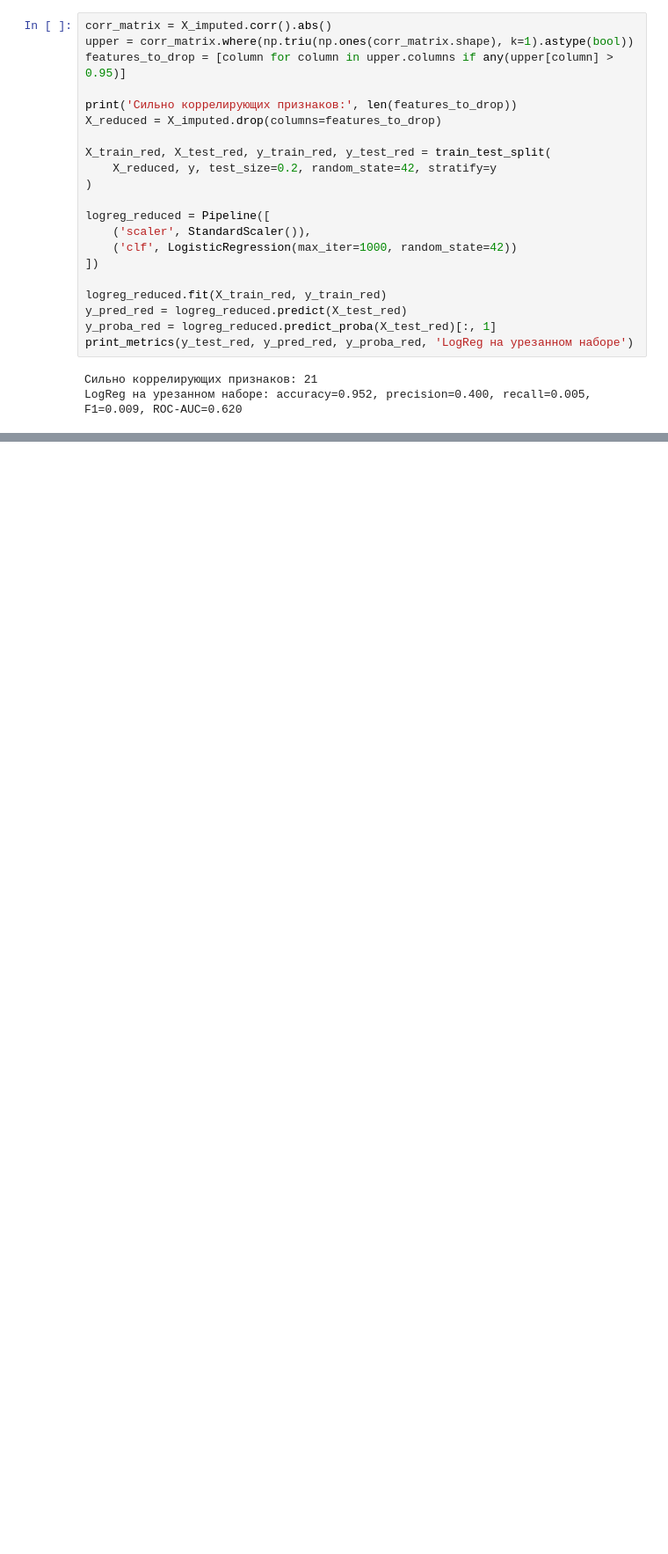
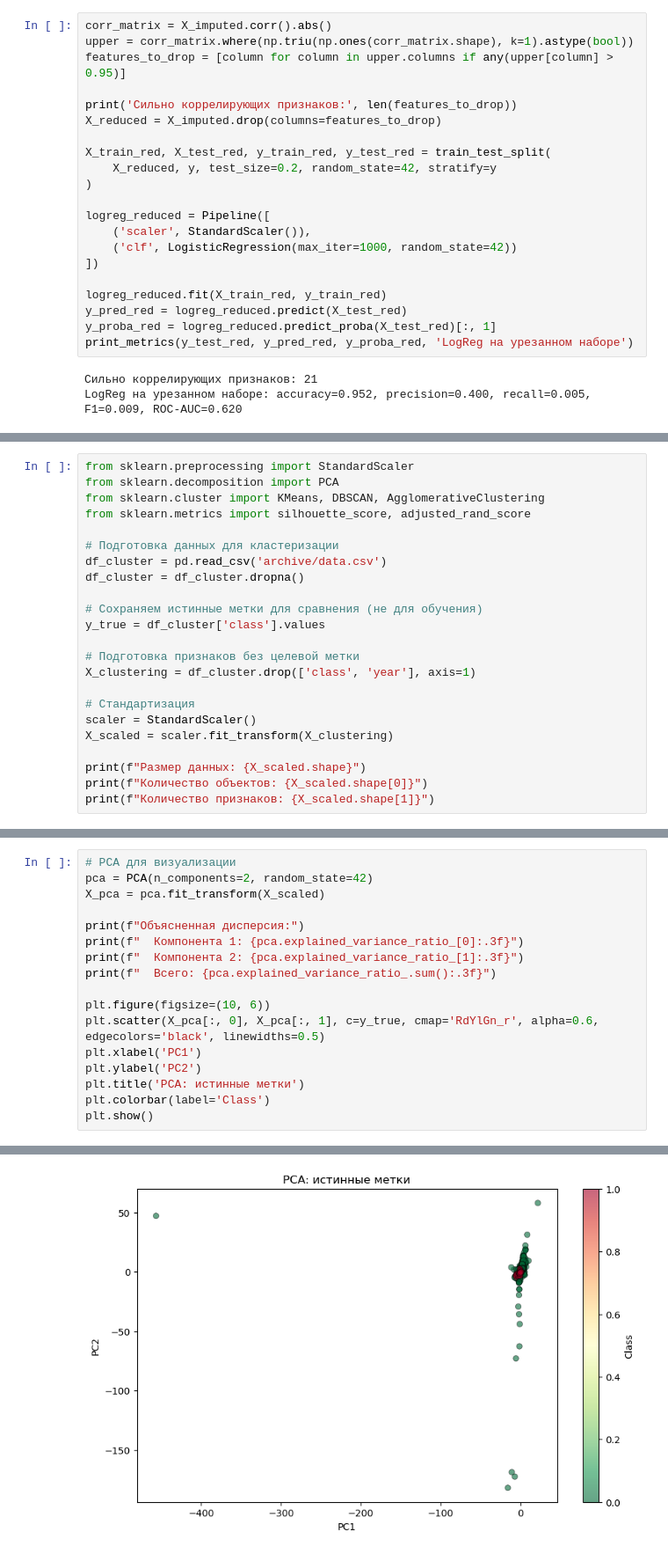
Before and after one commit to TU-TU-u/ML_HW_25, a Jupyter notebook: HW_ML2.ipynb, the cells around one changed output, grey strips where cells are left out. Shown at 88% size. Cells and saved outputs as stored; diff of their text form; blank space fills up the shorter version.

```diff
--- a/HW_ML2.ipynb
+++ b/HW_ML2.ipynb
@@ -554,0 +469,23 @@ KMeans разделил данные на два примерно одинако
+# %%
+from sklearn.preprocessing import StandardScaler
+from sklearn.decomposition import PCA
+from sklearn.cluster import KMeans, DBSCAN, AgglomerativeClustering
+from sklearn.metrics import silhouette_score, adjusted_rand_score
+
+# Подготовка данных для кластеризации
+df_cluster = pd.read_csv('archive/data.csv')
+df_cluster = df_cluster.dropna()
+
+# Сохраняем истинные метки для сравнения (не для обучения)
+y_true = df_cluster['class'].values
+
+# Подготовка признаков без целевой метки
+X_clustering = df_cluster.drop(['class', 'year'], axis=1)
+
+# Стандартизация
+scaler = StandardScaler()
+X_scaled = scaler.fit_transform(X_clustering)
+
+print(f"Размер данных: {X_scaled.shape}")
+print(f"Количество объектов: {X_scaled.shape[0]}")
+print(f"Количество признаков: {X_scaled.shape[1]}")
@@ -554,0 +496,18 @@ KMeans разделил данные на два примерно одинако
+# %%
+# PCA для визуализации
+pca = PCA(n_components=2, random_state=42)
+X_pca = pca.fit_transform(X_scaled)
+
+print(f"Объясненная дисперсия:")
+print(f"  Компонента 1: {pca.explained_variance_ratio_[0]:.3f}")
+print(f"  Компонента 2: {pca.explained_variance_ratio_[1]:.3f}")
+print(f"  Всего: {pca.explained_variance_ratio_.sum():.3f}")
+
+plt.figure(figsize=(10, 6))
+plt.scatter(X_pca[:, 0], X_pca[:, 1], c=y_true, cmap='RdYlGn_r', alpha=0.6, edgecolors='black', linewidths=0.5)
+plt.xlabel('PC1')
+plt.ylabel('PC2')
+plt.title('PCA: истинные метки')
+plt.colorbar(label='Class')
+plt.show()
+# %% [output]
@@ -554,0 +518 @@ KMeans разделил данные на два примерно одинако
+[figure, added]
```
Also changed, not shown: parts of 34 cells of this notebook.
